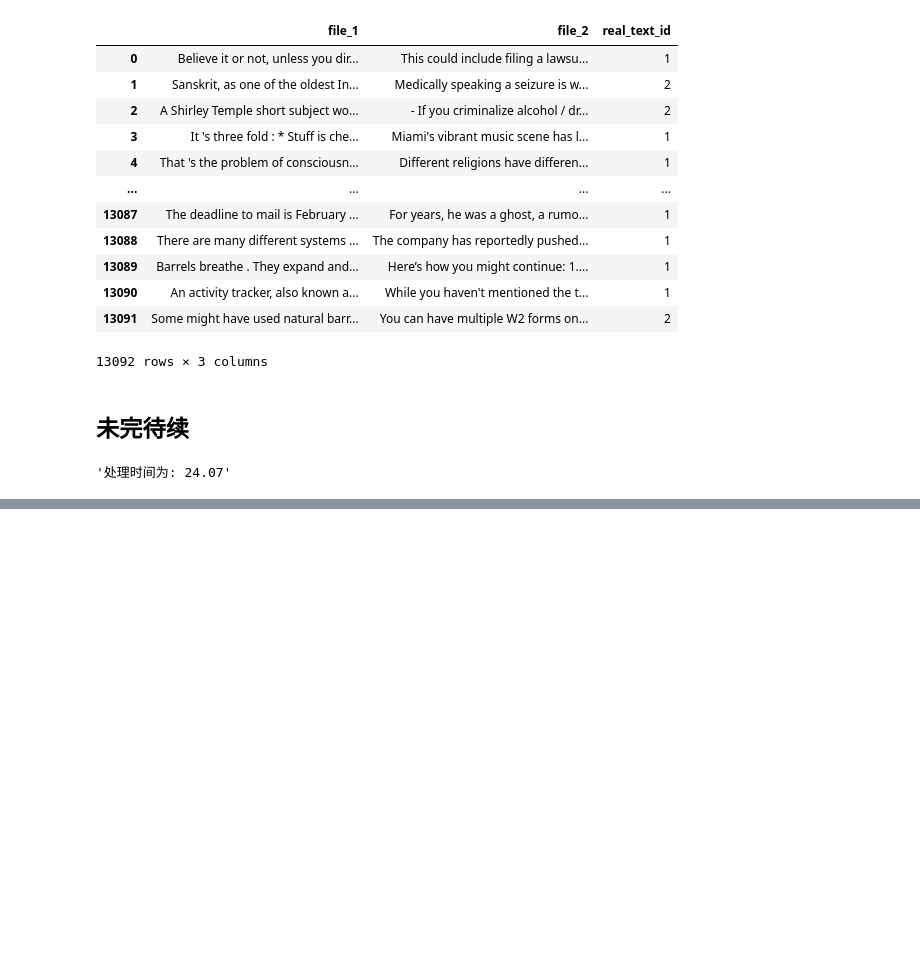
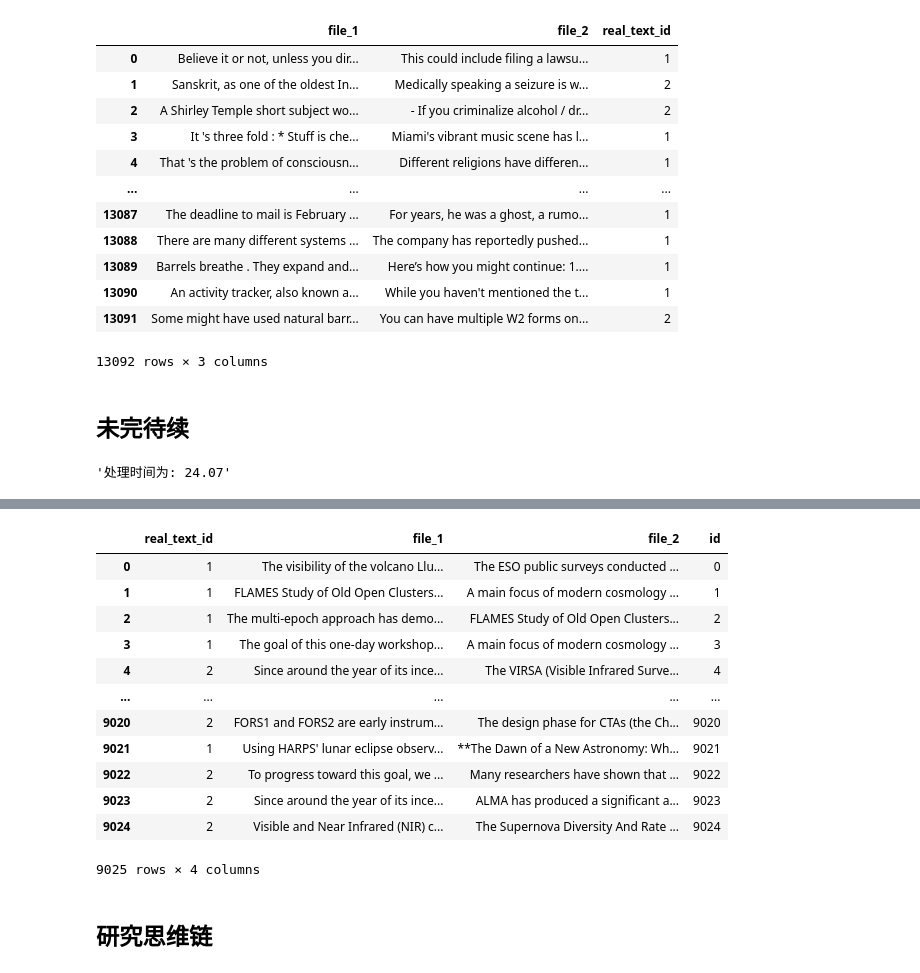
Before and after one commit to zhangdw156/fake-or-real, a Jupyter notebook: research.ipynb, the cells around one changed output, grey strips where cells are left out. Drawn from its saved outputs; the diff is of its cells as text; code cells hidden in the pictures; blank space fills up the shorter version.

```diff
--- a/research.ipynb
+++ b/research.ipynb
@@ -607,0 +615,2 @@ f"处理时间为: {(end_time-begin_time):.2f}"
+# %%
+data=pd.read_json(data_path,orient='records',lines=True)
@@ -607,0 +633,8 @@ f"处理时间为: {(end_time-begin_time):.2f}"
+# %%
+data_man_1=data[data['real_text_id']==1]['file_1']
+data_man_2=data[data['real_text_id']==2]['file_2']
+data_man=pd.DataFrame(
+    data=data_man_1.tolist()+data_man_2.tolist(),
+    columns=['text']
+)
+data_man
@@ -607,0 +655,8 @@ f"处理时间为: {(end_time-begin_time):.2f}"
+# %%
+data_ai_1=data[data['real_text_id']==2]['file_1']
+data_ai_2=data[data['real_text_id']==1]['file_2']
+data_ai=pd.DataFrame(
+    data=data_ai_1.tolist()+data_ai_2.tolist(),
+    columns=['text']
+)
+data_ai
@@ -607,0 +677,38 @@ f"处理时间为: {(end_time-begin_time):.2f}"
+# %%
+# 创建合并后的 DataFrame
+merged_df = pd.DataFrame(columns=['real_text_id', 'file_1', 'file_2'])
+
+# 遍历每个 DataFrame 的索引
+for i in range(len(data_man)):
+    for j in range(len(data_ai)):
+        # 确定 real_text_id（交替选择 1 和 2）
+        real_text_id = ((i+j) % 2) + 1
+
+        # 根据 real_text_id 选择 file_1 和 file_2 的内容
+        if real_text_id == 1:
+            file_1 = data_man.loc[i, 'text']
+            file_2 = data_ai.loc[j, 'text']
+        else:
+            file_1 = data_ai.loc[j, 'text']
+            file_2 = data_man.loc[i, 'text']
+
+        # 添加到合并后的 DataFrame
+        merged_df.loc[i*len(data_man)+j] = [real_text_id, file_1, file_2]
+# %%
+merged_df = merged_df.sample(frac=1, random_state=42).reset_index(drop=True)
+merged_df['id']=merged_df.index
+merged_df
+# %% [output]
+|  | real_text_id | file_1 | file_2 | id |
+| 0 | 1 | The visibility of the volcano Llu... | The ESO public surveys conducted ... | 0 |
+| 1 | 1 | FLAMES Study of Old Open Clusters... | A main focus of modern cosmology ... | 1 |
+| 2 | 1 | The multi-epoch approach has demo... | FLAMES Study of Old Open Clusters... | 2 |
+| 3 | 1 | The goal of this one-day workshop... | A main focus of modern cosmology ... | 3 |
+| 4 | 2 | Since around the year of its ince... | The VIRSA (Visible Infrared Surve... | 4 |
+| ... | ... | ... | ... | ... |
+| 9020 | 2 | FORS1 and FORS2 are early instrum... | The design phase for CTAs (the Ch... | 9020 |
+| 9021 | 1 | Using HARPS' lunar eclipse observ... | **The Dawn of a New Astronomy: Wh... | 9021 |
+| 9022 | 2 | To progress toward this goal, we ... | Many researchers have shown that ... | 9022 |
+| 9023 | 2 | Since around the year of its ince... | ALMA has produced a significant a... | 9023 |
+| 9024 | 2 | Visible and Near Infrared (NIR) c... | The Supernova Diversity And Rate ... | 9024 |
+9025 rows × 4 columns
@@ -607,0 +717,2 @@ f"处理时间为: {(end_time-begin_time):.2f}"
+# %% [markdown]
+## 研究思维链
```
Also changed, not shown: parts of 29 cells of this notebook, 19 other files.
